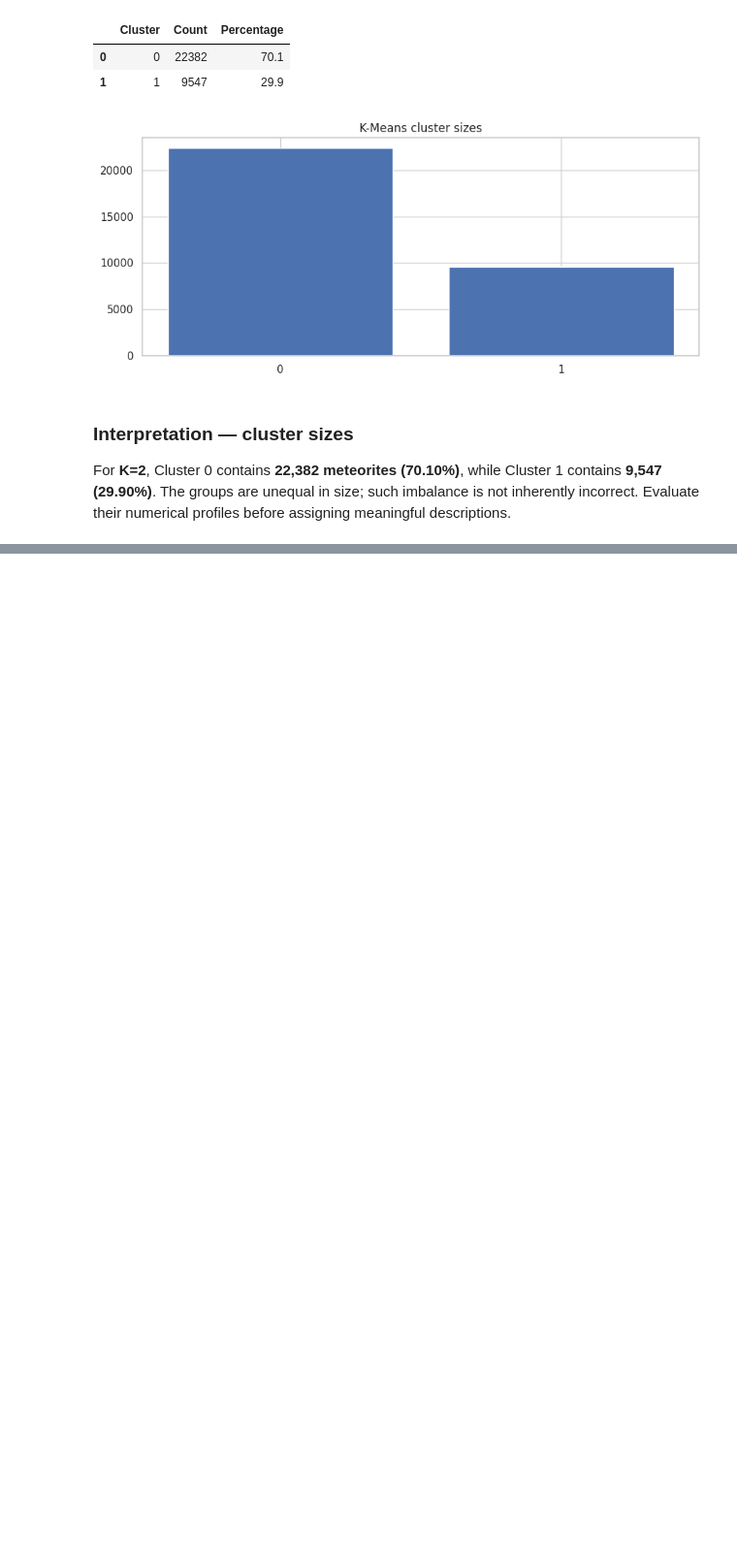
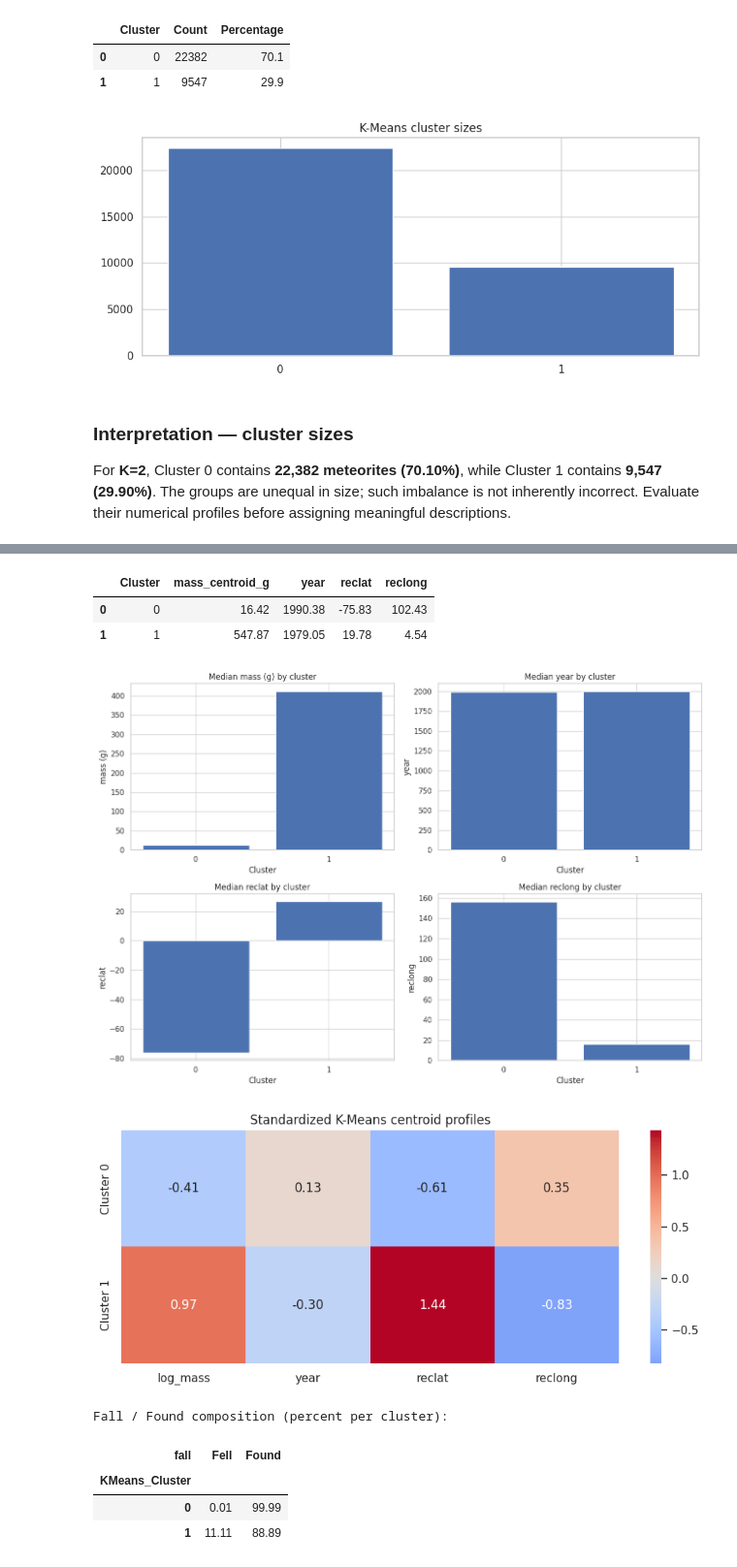
Before and after one commit to manaswiniyoshitha2006-netizen/ML-Evaluation, a Jupyter notebook: notebooks/clustering.ipynb, the cells around one changed output, grey strips where cells are left out. Shown at 97% size. Cells and saved outputs as stored; diff of their text form; code cells hidden in the pictures; blank space fills up the shorter version.

Commit message:
add cluster centroid profiling and analysis

```diff
--- a/notebooks/clustering.ipynb
+++ b/notebooks/clustering.ipynb
@@ -1830,0 +1835,21 @@ For **K=2**, Cluster 0 contains **22,382 meteorites (70.10%)**, while Cluster 1
+# %%
+profile_columns = ["mass (g)","year","reclat","reclong"]
+cluster_profile = kmeans_df.groupby("KMeans_Cluster")[profile_columns].agg(["count","mean","median","min","max"])
+cluster_medians = kmeans_df.groupby("KMeans_Cluster")[profile_columns].median()
+display(cluster_profile.round(2))
+centroids = pd.DataFrame(scaler.inverse_transform(final_kmeans.cluster_centers_),columns=model_features)
+centroids["mass_centroid_g"] = np.expm1(centroids["log_mass"])
+centroids.insert(0,"Cluster",np.arange(SELECTED_K))
+display(centroids[["Cluster","mass_centroid_g","year","reclat","reclong"]].round(2))
+fig, axes=plt.subplots(2,2,figsize=(13,9))
+for ax,col in zip(axes.ravel(),profile_columns):
+    ax.bar(cluster_medians.index.astype(str), cluster_medians[col].to_numpy())
+    ax.set_title(f"Median {col} by cluster");ax.set_xlabel("Cluster");ax.set_ylabel(col)
+plt.tight_layout();plt.show()
+plt.figure(figsize=(9,4))
+sns.heatmap(final_kmeans.cluster_centers_,annot=True,fmt=".2f",cmap="coolwarm",center=0,
+            xticklabels=model_features,yticklabels=[f"Cluster {i}" for i in range(SELECTED_K)])
+plt.title("Standardized K-Means centroid profiles");plt.tight_layout();plt.show()
+fall_composition=pd.crosstab(kmeans_df["KMeans_Cluster"],kmeans_df["fall"],normalize="index")*100
+print("Fall / Found composition (percent per cluster):");display(fall_composition.round(2))
+# %% [output]
@@ -1830,0 +1861,10 @@ For **K=2**, Cluster 0 contains **22,382 meteorites (70.10%)**, while Cluster 1
+|  | Cluster | mass_centroid_g | year | reclat | reclong |
+| 0 | 0 | 16.42 | 1990.38 | -75.83 | 102.43 |
+| 1 | 1 | 547.87 | 1979.05 | 19.78 | 4.54 |
+[figure, added]
+[figure, added]
+Fall / Found composition (percent per cluster):
+| fall | Fell | Found |
+| KMeans_Cluster |  |  |
+| 0 | 0.01 | 99.99 |
+| 1 | 11.11 | 88.89 |
```
Also changed, not shown: parts of 3 cells of this notebook.
